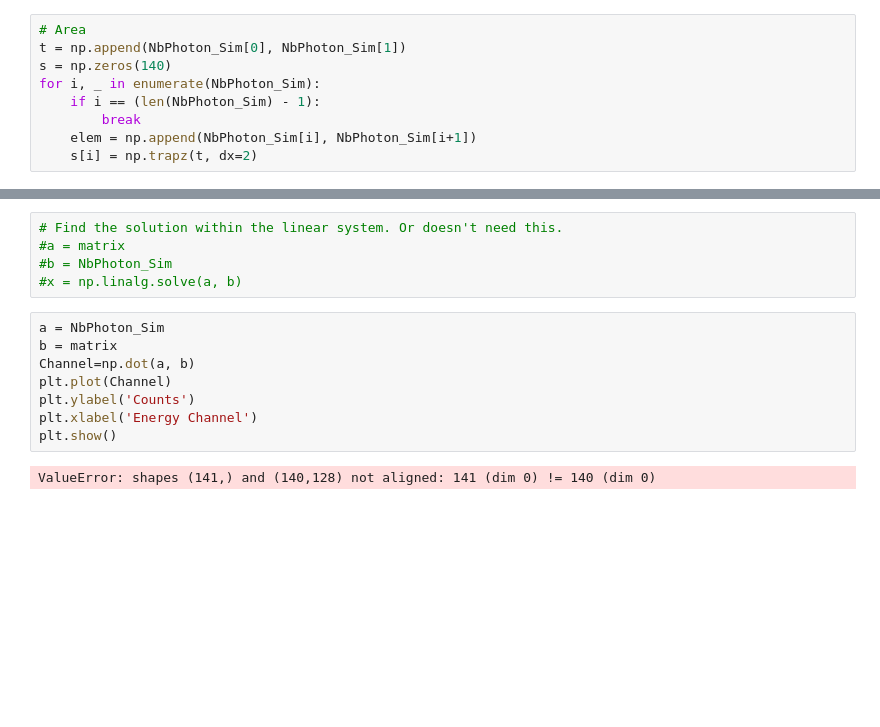
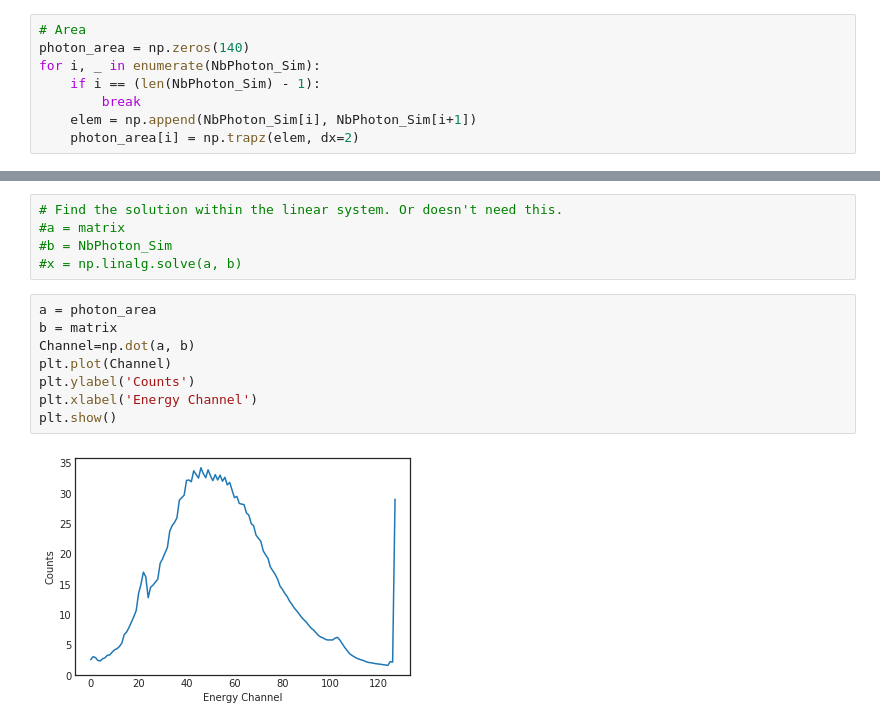
Before and after one commit to ZacharyHo/ASTR--4195, a Jupyter notebook: Response+Function+with+PL.ipynb, the cells around one changed output, grey strips where cells are left out. Cells and saved outputs as stored; diff of their text form; blank space fills up the shorter version.

```diff
--- a/Response+Function+with+PL.ipynb
+++ b/Response+Function+with+PL.ipynb
@@ -85,13 +85,12 @@ plt.show()
         #EnergyArray_for_bar_list.append(EnergyArray_for_bar)
 # %%
 # Area
-t = np.append(NbPhoton_Sim[0], NbPhoton_Sim[1])
-s = np.zeros(140)
+photon_area = np.zeros(140)
 for i, _ in enumerate(NbPhoton_Sim):
     if i == (len(NbPhoton_Sim) - 1):
         break
     elem = np.append(NbPhoton_Sim[i], NbPhoton_Sim[i+1])
-    s[i] = np.trapz(t, dx=2)
+    photon_area[i] = np.trapz(elem, dx=2)
 # %%
 matrix= np.zeros(shape=(140,128))
 for i in range(len(MATRIX)):
@@ -111,12 +110,12 @@ matrix_trans=matrix.transpose()
 #b = NbPhoton_Sim
 #x = np.linalg.solve(a, b)
 # %%
-a = NbPhoton_Sim
+a = photon_area
 b = matrix
 Channel=np.dot(a, b)
 plt.plot(Channel)
 plt.ylabel('Counts')
 plt.xlabel('Energy Channel')
 plt.show()
 # %% [output]
-ValueError: shapes (141,) and (140,128) not aligned: 141 (dim 0) != 140 (dim 0)
+[figure, added]
```
